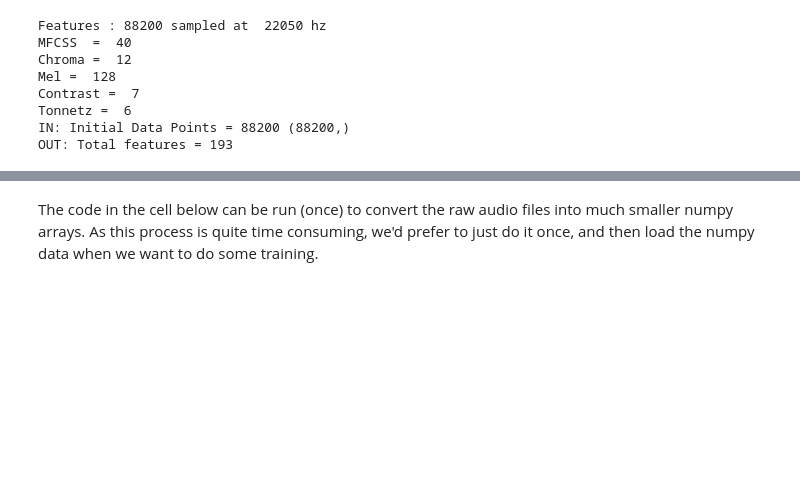
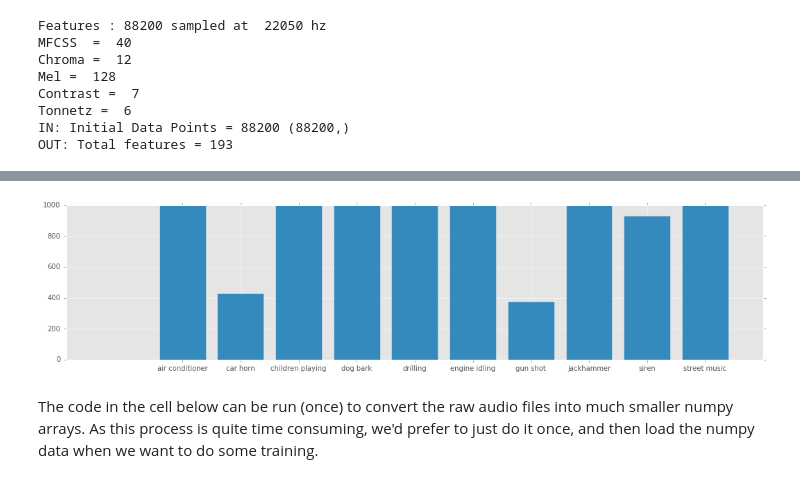
Before and after one commit to jaron/deep-listening, a Jupyter notebook: 1-us8k-ffn-extract-explore.ipynb, the cells around one changed output, grey strips where cells are left out. Drawn from its saved outputs; the diff is of its cells as text; code cells hidden in the pictures; blank space fills up the shorter version.

```diff
--- a/1-us8k-ffn-extract-explore.ipynb
+++ b/1-us8k-ffn-extract-explore.ipynb
@@ -164,3 +166,35 @@ OUT: Total features = 193
+# %%
+def get_labels(parent_dir,sub_dirs,file_ext='*.wav'):
+    labels = np.empty(0)
+    for label, sub_dir in enumerate(sub_dirs):
+        for fn in glob.glob(os.path.join(parent_dir, sub_dir, file_ext)):
+            try:
+                class_value = fn.split('fold')[1].split('-')[1]
+                labels = np.append(labels, class_value)
+            except:
+                print("Error processing " + fn + " - skipping")
+    return labels
+
+# put the path to the downloaded UrbanSound8K files here
+# raw_data_dir = '/tmp/UrbanSound8K/audio'
+subsequent_fold = False
+for k in range(1,11):
+    fold_name = 'fold' + str(k)
+    labels = get_labels(raw_data_dir, [fold_name])
+    if subsequent_fold:
+        all_labels = np.concatenate((all_labels, labels))
+    else:
+        all_labels = labels
+        subsequent_fold = True
+
+unique, counts = np.unique(all_labels, return_counts=True)
+
+plt.figure(figsize=(18,4))
+plt.bar(np.arange(len(unique)), counts, align='center')
+plt.xticks(np.arange(len(unique)), sound_names)
+plt.show()
+# %% [output]
+[figure, added]
 # %% [markdown]
 The code in the cell below can be run (once) to convert the raw audio files into much smaller numpy arrays. As this process is quite time consuming, we'd prefer to just do it once, and then load the numpy data when we want to do some training.
 # %%
```
Also changed, not shown: parts of 1 cell of this notebook.
